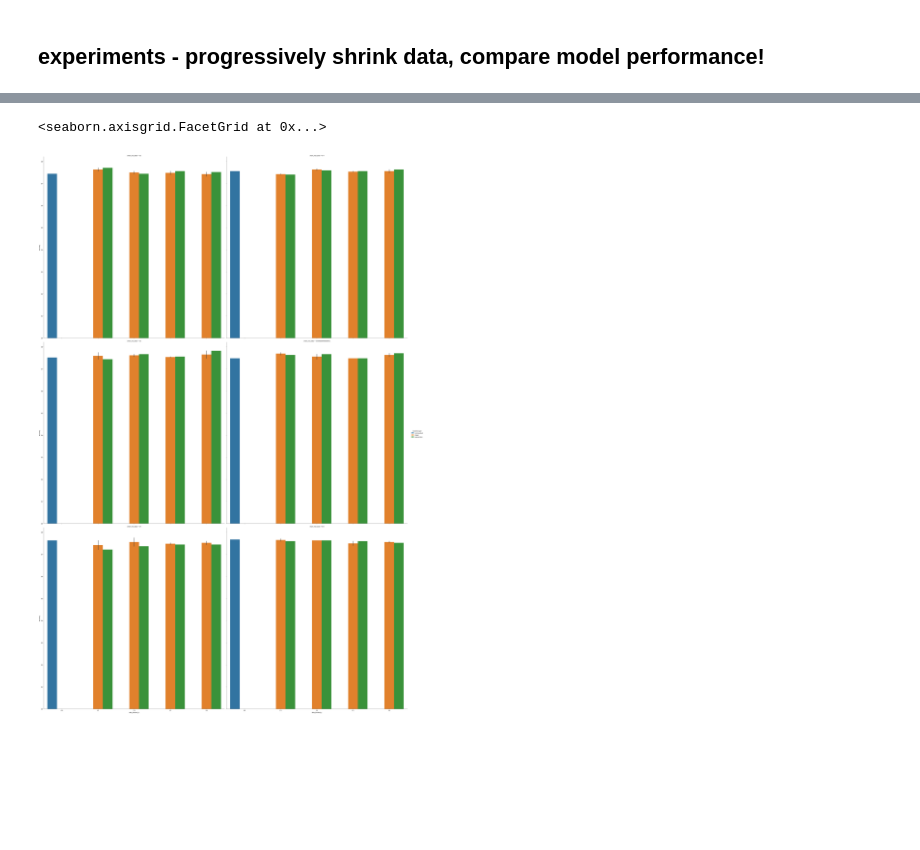
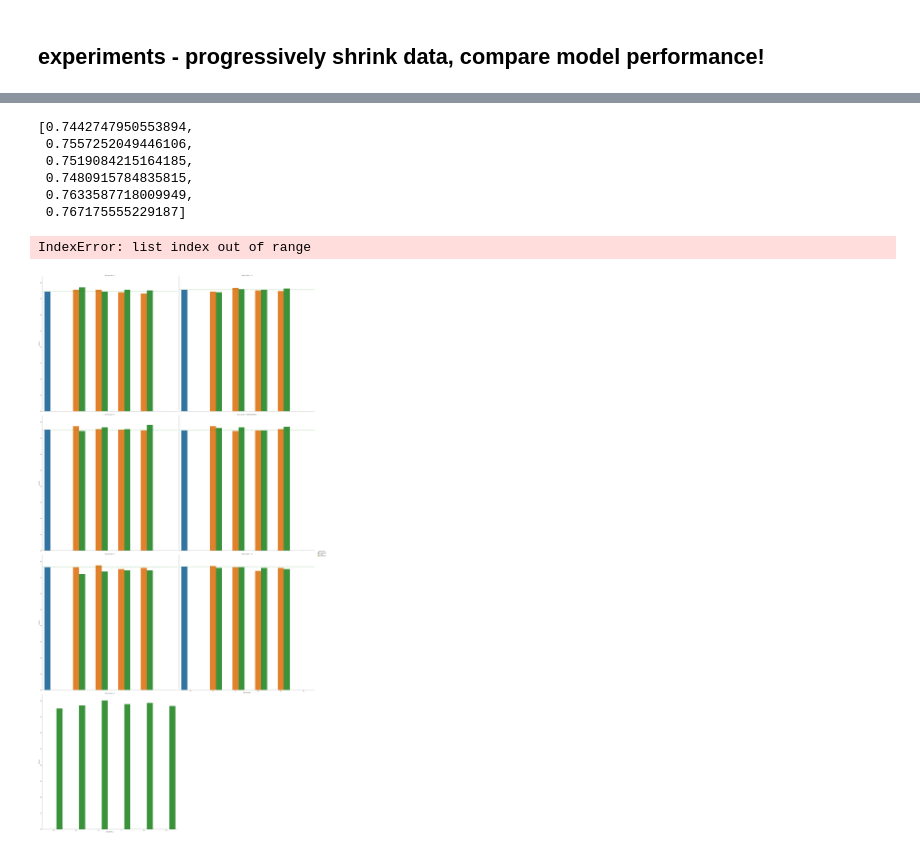
Before and after one commit to PaulBFB/master_thesis, a Jupyter notebook: titanic_deep_learning.ipynb, the cells around one changed output, grey strips where cells are left out. Cells and saved outputs as stored; diff of their text form; code cells hidden in the pictures; blank space fills up the shorter version.

```diff
--- a/titanic_deep_learning.ipynb
+++ b/titanic_deep_learning.ipynb
@@ -159,0 +163,5 @@ df
+# %%
+with open('./boosting_results_whole_data_new_w.csv', mode='r') as file:
+    df_all = pd.read_csv(file)
+
+df_all
@@ -160,5 +176,5 @@ df
 # %%
-df = pd.concat((df, df_w))
+df = pd.concat((df, df_w, df_all))
 # %%
 df.sort_values(by=['share_real_data', 'data_boosted_x'])
 # %% [output]
@@ -178,16 +198,29 @@ df.sort_values(by=['share_real_data', 'data_boosted_x'])
 # %%
 import seaborn as sns
+# %%
+accuracies = df.loc[df['boostint_type']=='not_boosted', ['accuracy', 'share_real_data']]
+accuracies['accuracy'].to_list()
+# %% [output]
+[0.7442747950553894,
+ 0.7557252049446106,
+ 0.7519084215164185,
+ 0.7480915784835815,
+ 0.7633587718009949,
+ 0.767175555229187]
 # %%
-sns.catplot(
+c = sns.catplot(
     x='data_boosted_x',
     hue='boostint_type',
     y='accuracy',
     data=df,
     col='share_real_data',
+    col_wrap=2,
     kind='bar',
-    col_wrap=2,
-    height=20
-)
+    height=20)
+
+axes = c.axes.flatten()
+for i, ax in enumerate(axes):
+    ax.axhline(accuracies['accuracy'].to_list()[i], ls='--', c='green')
 # %% [output]
-<seaborn.axisgrid.FacetGrid at 0x...>
+IndexError: list index out of range
-[figure, old version]
+[figure, new version]
```
Also changed, not shown: parts of 5 cells of this notebook, 1 other file.
